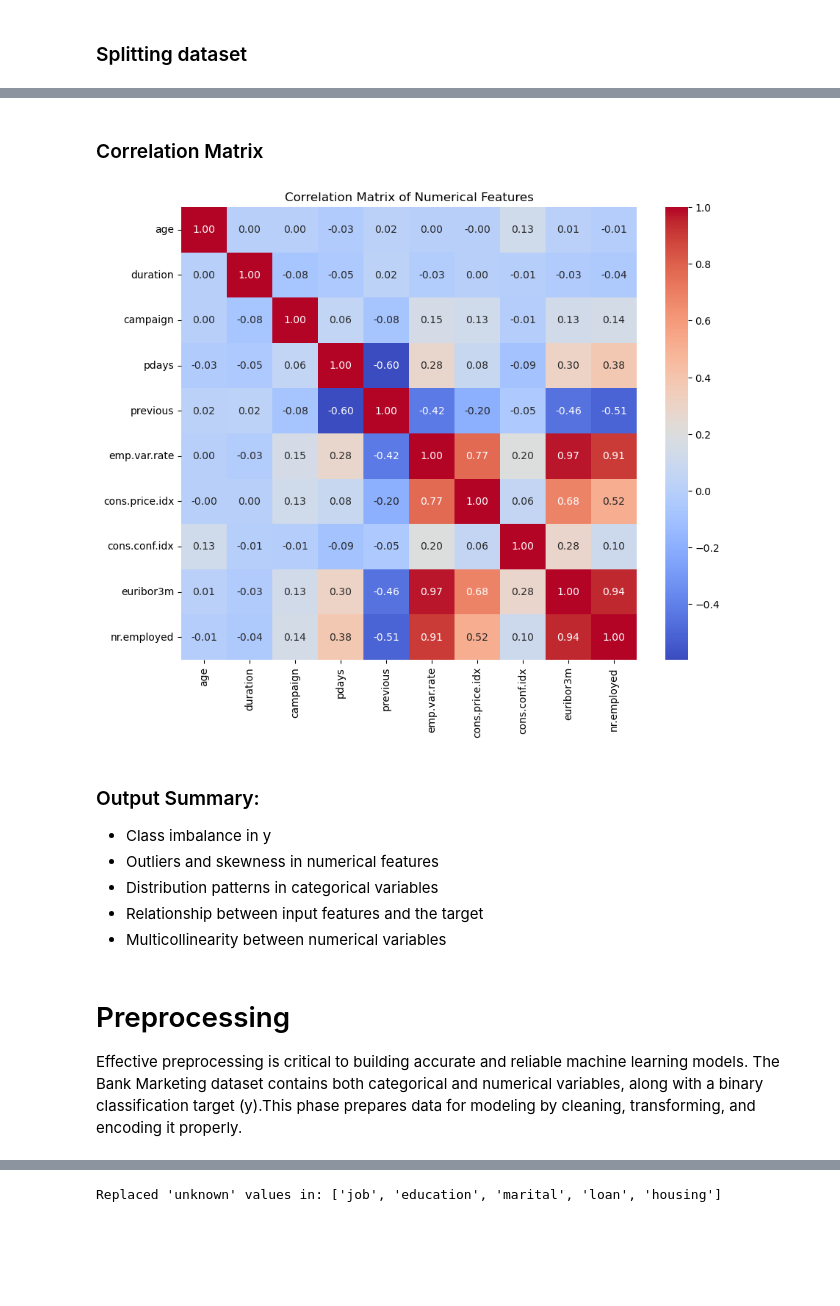
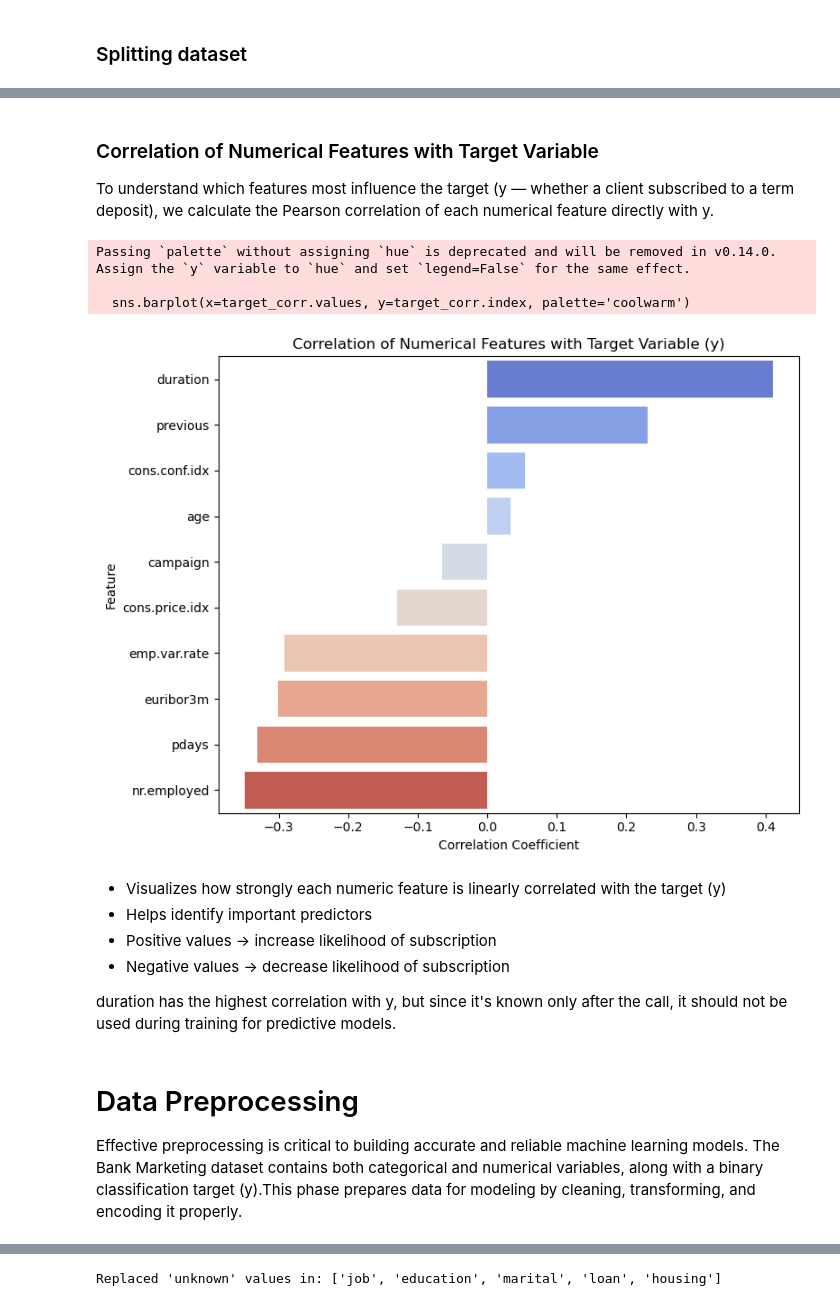
Before and after one commit to jumishafeeq/Predicting-Term-Deposit-Subscription-Using-Bank-Marketing-Data, a Jupyter notebook: Term Deposit Subscription Prediction.ipynb, the cells around one changed output, grey strips where cells are left out. Drawn from its saved outputs; the diff is of its cells as text; code cells hidden in the pictures; blank space fills up the shorter version.

```diff
--- a/Term Deposit Subscription Prediction.ipynb
+++ b/Term Deposit Subscription Prediction.ipynb
@@ -221,6 +231,9 @@ loan: 990
 data.duplicated().sum()
 # %% [output]
 12
+# %%
+# remove duplicates
+data = data.drop_duplicates()
 # %%
 # Encode target variable
 data['y'] = data['y'].map({'yes': 1, 'no': 0})
@@ -370,24 +429,41 @@ for col in numerical_cols:
 # %% [markdown]
-### Correlation Matrix
+### Correlation of Numerical Features with Target Variable
+To understand which features most influence the target (y — whether a client subscribed to a term deposit), we calculate the Pearson correlation of each numerical feature directly with y.
 # %%
-# Correlation Heatmap of Numerical Features
-numerical_cols = df.select_dtypes(include = ['int64','float64']).columns
-plt.figure(figsize=(10, 8))
-corr_matrix = df[numerical_cols].corr()
-sns.heatmap(corr_matrix, annot=True, cmap='coolwarm', fmt='.2f')
-plt.title('Correlation Matrix of Numerical Features')
+# Combine X_train with y for correlation analysis
+df_with_target = df.copy()
+df_with_target['y'] = y_train.values
+
+# Select only numerical columns
+numerical_cols = df_with_target.select_dtypes(include=['int64', 'float64']).columns
+
+# Calculate correlation of each feature with the target variable
+target_corr = df_with_target[numerical_cols].corr()['y'].sort_values(ascending=False)
+
+# Drop self-correlation (y vs y = 1.0)
+target_corr = target_corr.drop('y')
+
+# Plot as bar chart
+plt.figure(figsize=(8, 6))
+sns.barplot(x=target_corr.values, y=target_corr.index, palette='coolwarm')
+plt.title('Correlation of Numerical Features with Target Variable (y)')
+plt.xlabel('Correlation Coefficient')
+plt.ylabel('Feature')
+plt.tight_layout()
 plt.show()
 # %% [output]
+Passing `palette` without assigning `hue` is deprecated and will be removed in v0.14.0. Assign the `y` variable to `hue` and set `legend=False` for the same effect.
+
+  sns.barplot(x=target_corr.values, y=target_corr.index, palette='coolwarm')
-[figure, old version]
+[figure, new version]
 # %% [markdown]
-### Output Summary:
+* Visualizes how strongly each numeric feature is linearly correlated with the target (y)
+* Helps identify important predictors
+* Positive values → increase likelihood of subscription
+* Negative values → decrease likelihood of subscription
 
-* Class imbalance in y
-* Outliers and skewness in numerical features
-* Distribution patterns in categorical variables
-* Relationship between input features and the target
-* Multicollinearity between numerical variables
+duration has the highest correlation with y, but since it's known only after the call, it should not be used during training for predictive models.
 # %% [markdown]
-# Preprocessing
+# Data Preprocessing
 Effective preprocessing is critical to building accurate and reliable machine learning models. The Bank Marketing dataset contains both categorical and numerical variables, along with a binary classification target (y).This phase prepares data for modeling by cleaning, transforming, and encoding it properly.
 # %% [markdown]
```
Also changed, not shown: parts of 80 cells of this notebook.
